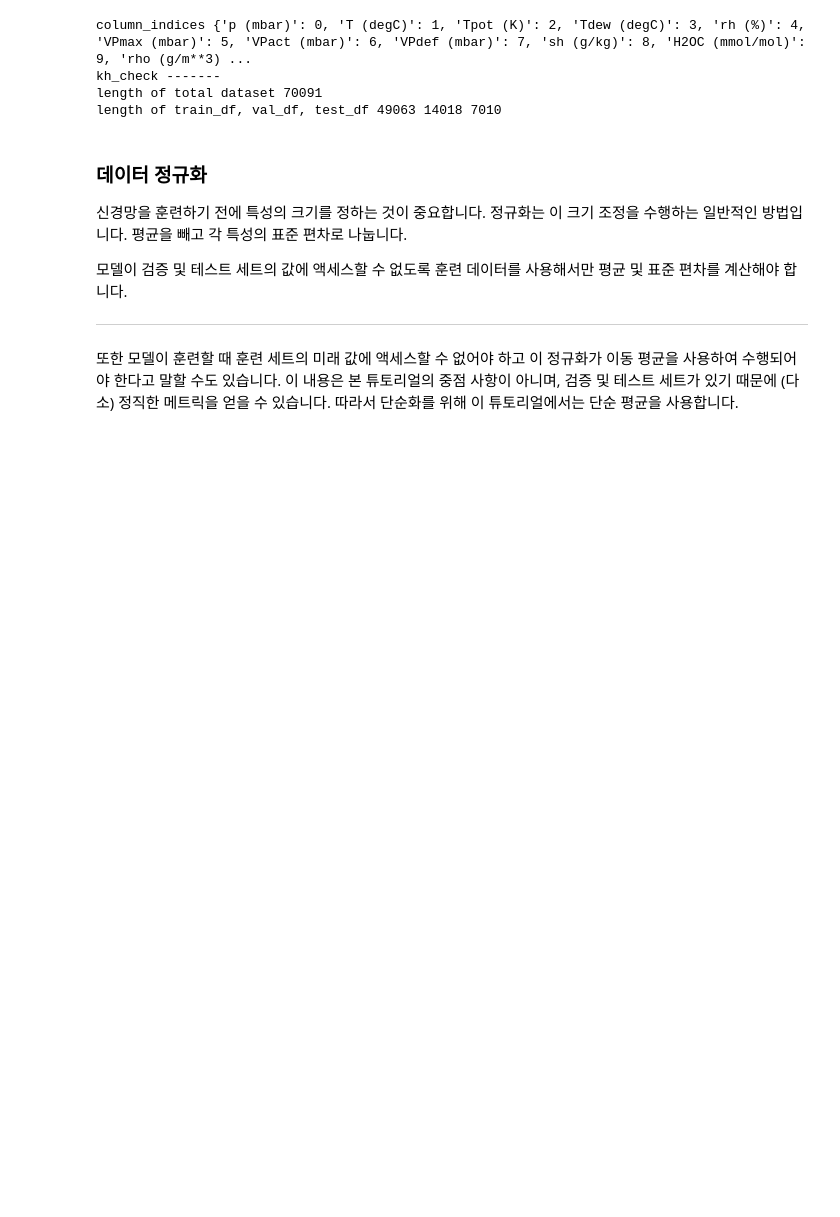
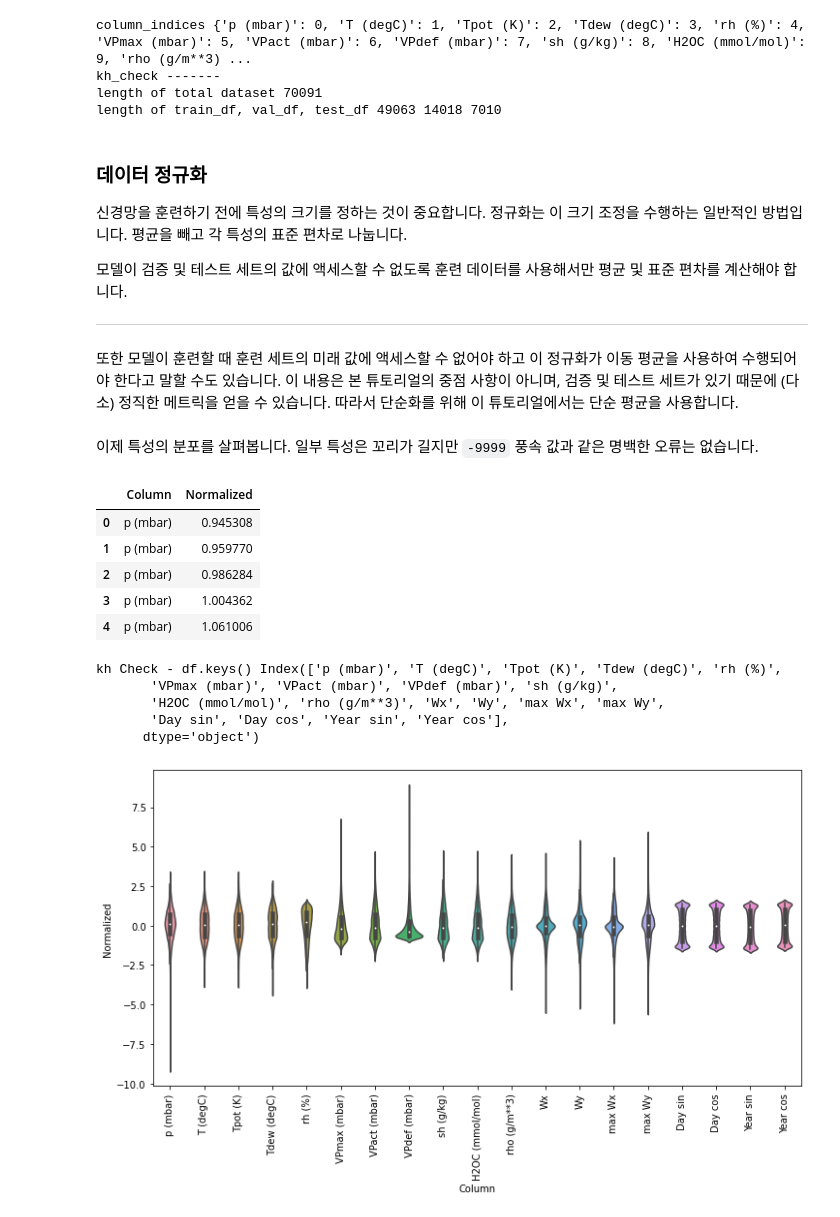
Before and after one commit to kayeekim/kayeekim.github.io, a Jupyter notebook: _code_practice/Tensorflow_Time_Series_Prediction_KH.ipynb, the cells around one changed output. Cells and saved outputs as stored; diff of their text form; code cells hidden in the pictures; blank space fills up the shorter version.

```diff
--- a/_code_practice/Tensorflow_Time_Series_Prediction_KH.ipynb
+++ b/_code_practice/Tensorflow_Time_Series_Prediction_KH.ipynb
@@ -340,0 +343,25 @@ train_df
+# %% [markdown]
+이제 특성의 분포를 살펴봅니다. 일부 특성은 꼬리가 길지만 `-9999` 풍속 값과 같은 명백한 오류는 없습니다.
+# %%
+df_std =  (df - train_mean) / train_std
+df_std = df_std.melt(var_name = 'Column', value_name = 'Normalized') #kh ) pandas.melt: Unpivot a DataFrame from wide to long format, optionally leaving identifiers set.
+display(df_std.head()) # kh check
+
+plt.figure(figsize=(12, 6))
+ax = sns.violinplot(x='Column', y='Normalized', data = df_std)
+_ = ax.set_xticklabels(df.keys(), rotation= 90)
+
+print("kh Check - df.keys()", df.keys())
+# %% [output]
+|  | Column | Normalized |
+| 0 | p (mbar) | 0.945308 |
+| 1 | p (mbar) | 0.959770 |
+| 2 | p (mbar) | 0.986284 |
+| 3 | p (mbar) | 1.004362 |
+| 4 | p (mbar) | 1.061006 |
+kh Check - df.keys() Index(['p (mbar)', 'T (degC)', 'Tpot (K)', 'Tdew (degC)', 'rh (%)',
+       'VPmax (mbar)', 'VPact (mbar)', 'VPdef (mbar)', 'sh (g/kg)',
+       'H2OC (mmol/mol)', 'rho (g/m**3)', 'Wx', 'Wy', 'max Wx', 'max Wy',
+       'Day sin', 'Day cos', 'Year sin', 'Year cos'],
+      dtype='object')
+[figure, added]
```
Also changed, not shown: parts of 33 cells of this notebook.
